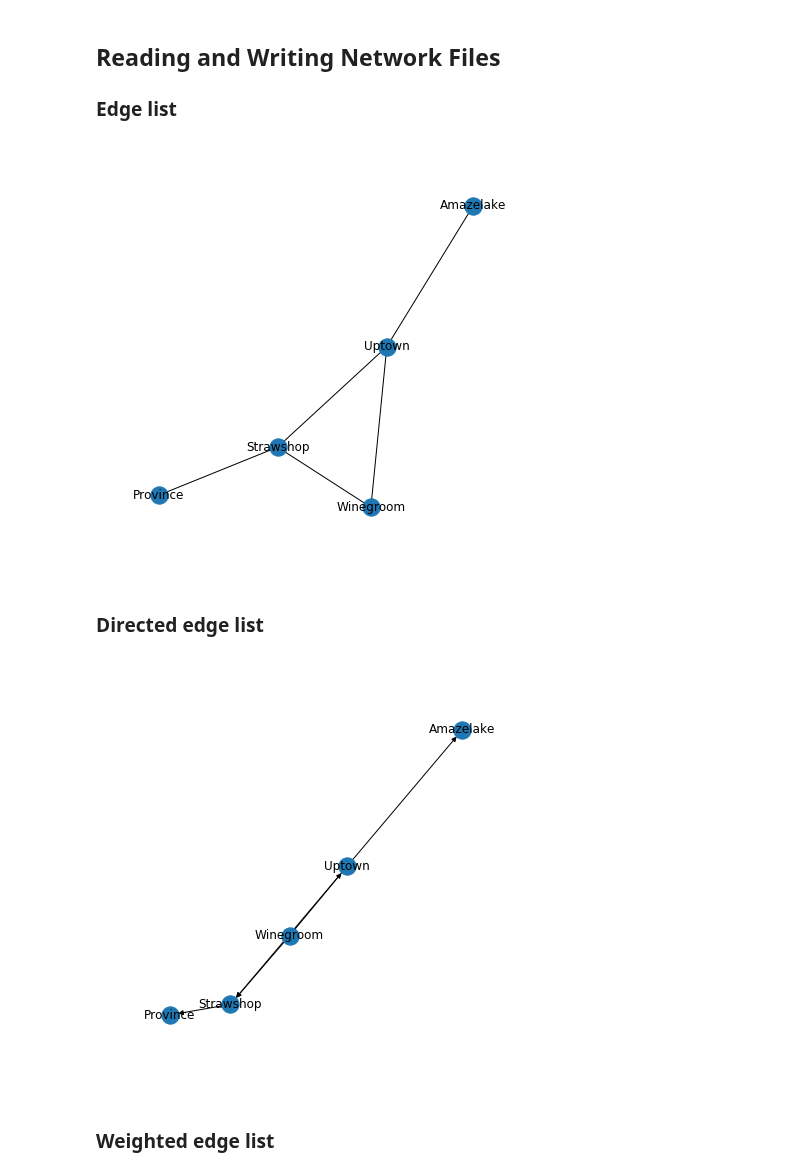
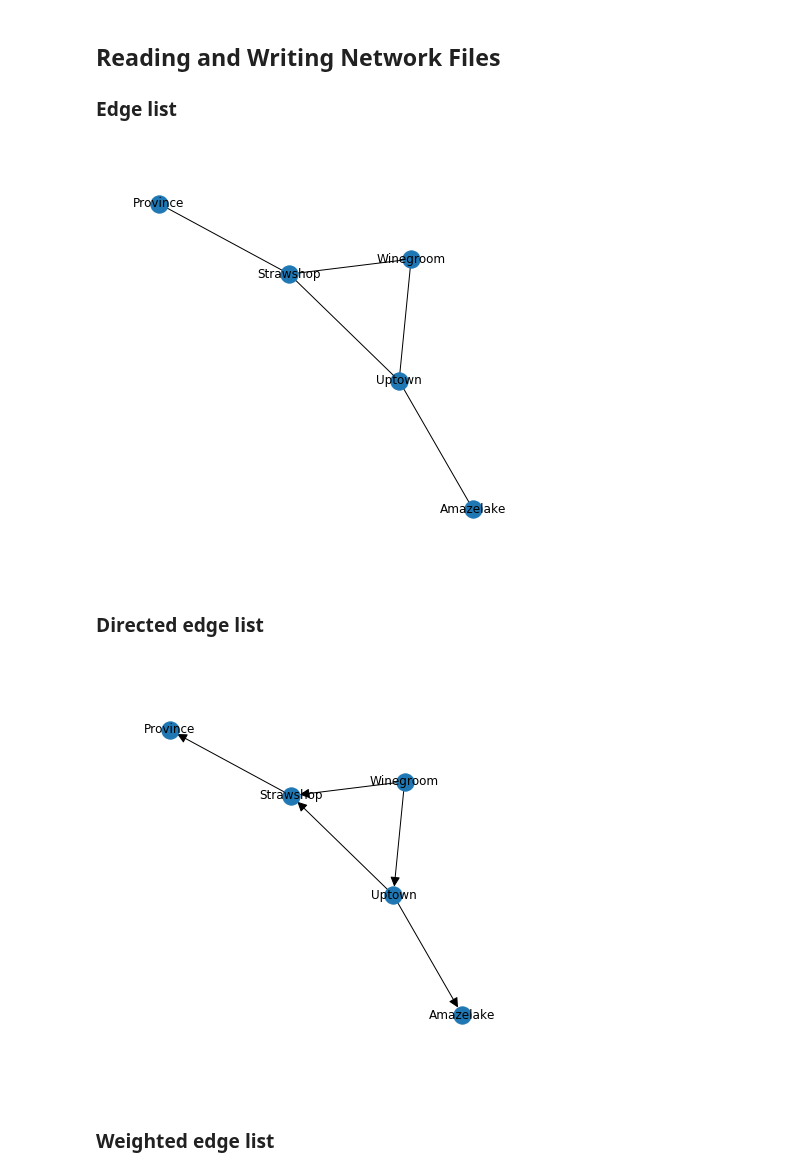
Before and after one commit to PacktPublishing/Network-Science-with-Python-and-NetworkX-Quick-Start-Guide, a Jupyter notebook: Chapter_03.ipynb, the cells around one changed output. Saved outputs shown, nothing was run; the diff lists cells and outputs as text; code cells hidden in the pictures.

```diff
--- a/Chapter_03.ipynb
+++ b/Chapter_03.ipynb
@@ -24,15 +24,15 @@ import networkx as nx
 # %%
 # Create data directory path
 from pathlib import Path
 data_dir = Path('.') / 'data'
 # Read edge list
 G = nx.read_edgelist(data_dir / 'example.edgelist')
 # Draw network
-ax = plt.subplot(111)
-nx.draw_networkx(G)
-ax.margins(0.15, 0.15)
+pos = nx.spring_layout(G)
+nx.draw_networkx(G, pos)
+plt.gca().margins(0.15, 0.15)
 # %% [output]
-[figure, old version]
+[figure, new version]
 # %% [markdown]
 ### Directed edge list
 # %%
@@ -41,11 +41,10 @@ G = nx.read_edgelist(
     data_dir / 'example.edgelist',
     create_using=nx.DiGraph)
 # Draw network
-ax = plt.subplot(111)
-nx.draw_networkx(G)
-ax.margins(0.15, 0.15)
+nx.draw_networkx(G, pos, arrowsize=20)
+plt.gca().margins(0.15, 0.15)
 # %% [output]
-[figure, old version]
+[figure, new version]
 # %% [markdown]
 ### Weighted edge list
 # %%
```
Also changed, not shown: parts of 6 cells of this notebook.
